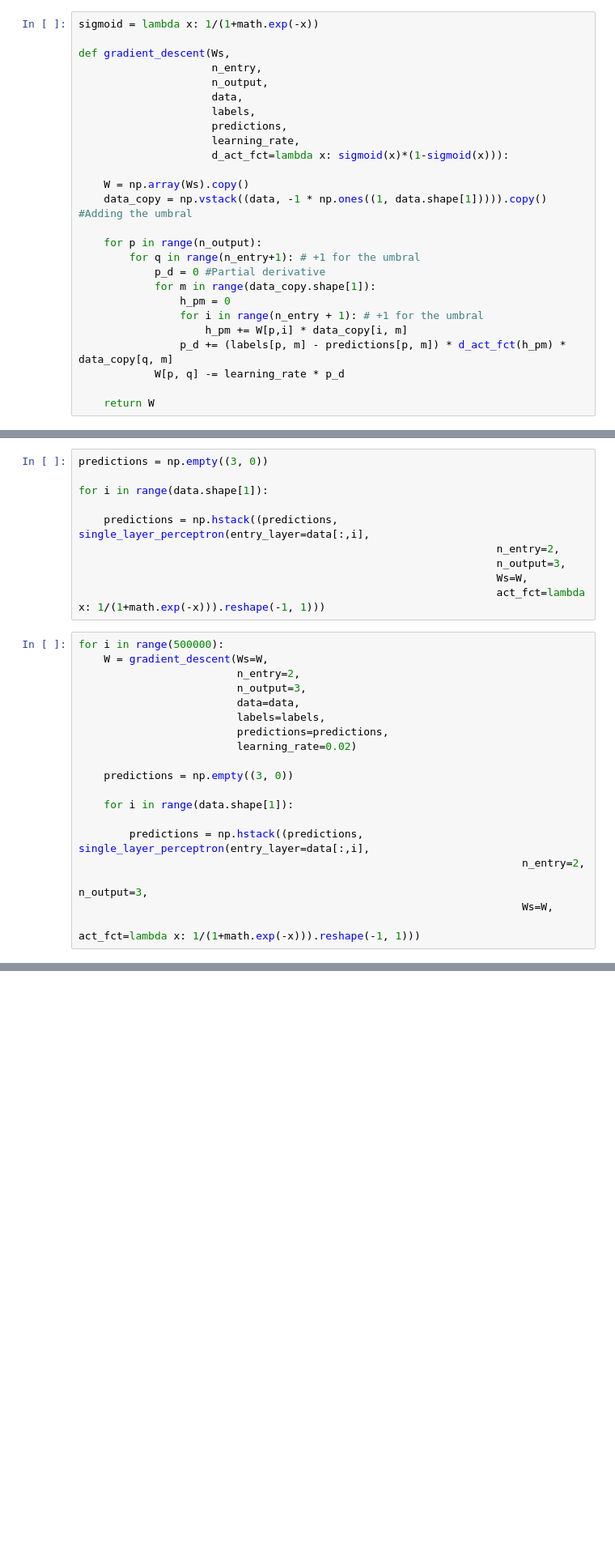
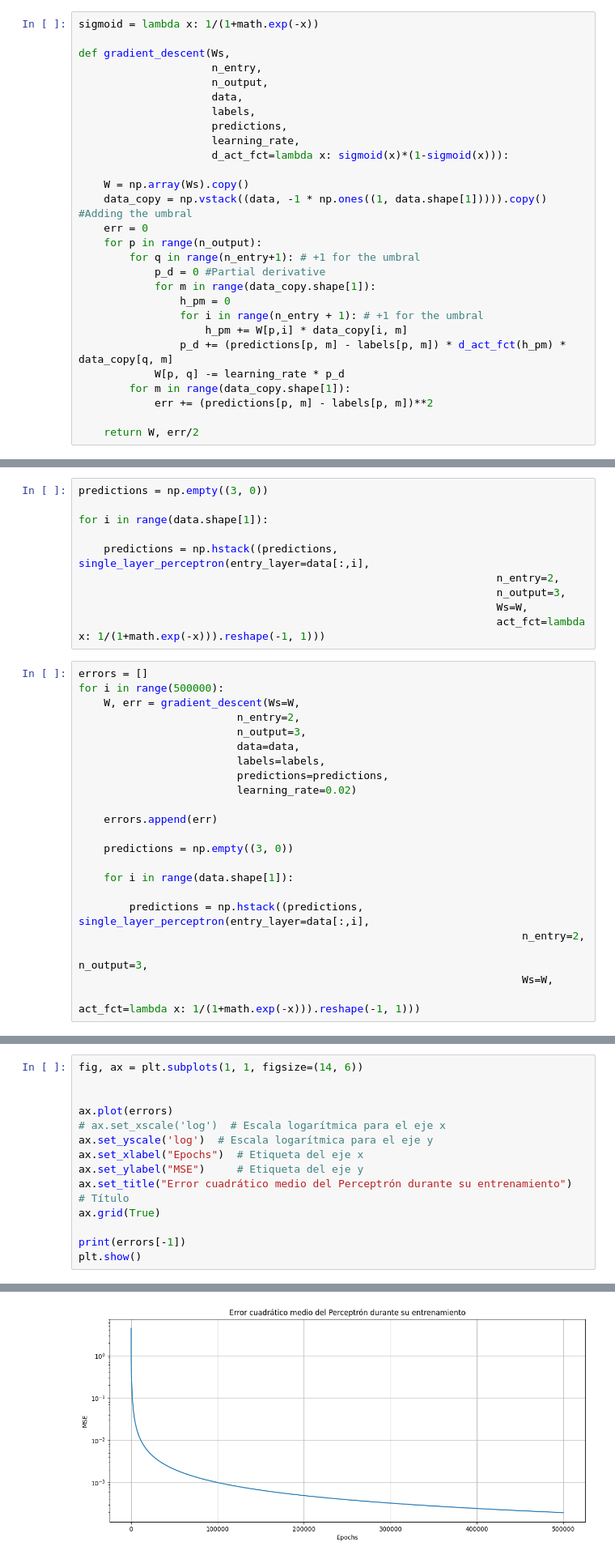
Before and after one commit to SalomoneCro/Neural-Networks, a Jupyter notebook: Perceptron/SingleLayerPerceptron.ipynb, the cells around one changed output, grey strips where cells are left out. Shown: that part at 81% size. Saved outputs shown, nothing was run; the diff lists cells and outputs as text; blank space fills up the shorter version.

```diff
--- a/Perceptron/SingleLayerPerceptron.ipynb
+++ b/Perceptron/SingleLayerPerceptron.ipynb
@@ -245,7 +255,7 @@ def gradient_descent(Ws,
 
     W = np.array(Ws).copy()
     data_copy = np.vstack((data, -1 * np.ones((1, data.shape[1])))).copy() #Adding the umbral
-
+    err = 0
     for p in range(n_output):
         for q in range(n_entry+1): # +1 for the umbral
             p_d = 0 #Partial derivative
@@ -253,10 +263,12 @@ def gradient_descent(Ws,
                 h_pm = 0
                 for i in range(n_entry + 1): # +1 for the umbral
                     h_pm += W[p,i] * data_copy[i, m]
-                p_d += (labels[p, m] - predictions[p, m]) * d_act_fct(h_pm) * data_copy[q, m]
+                p_d += (predictions[p, m] - labels[p, m]) * d_act_fct(h_pm) * data_copy[q, m]
             W[p, q] -= learning_rate * p_d
+        for m in range(data_copy.shape[1]):
+            err += (predictions[p, m] - labels[p, m])**2
 
-    return W
+    return W, err/2
 # %% [markdown]
 Classifing points using the random weigths
 # %%
@@ -270,14 +282,17 @@ for i in range(data.shape[1]):
                                                                   Ws=W,
                                                                   act_fct=lambda x: 1/(1+math.exp(-x))).reshape(-1, 1)))
 # %%
+errors = []
 for i in range(500000):
-    W = gradient_descent(Ws=W,
+    W, err = gradient_descent(Ws=W,
                          n_entry=2,
                          n_output=3,
                          data=data,
                          labels=labels,
                          predictions=predictions,
                          learning_rate=0.02)
+
+    errors.append(err)
 
     predictions = np.empty((3, 0))
 
@@ -310,0 +326,15 @@ array([1.28090211e-07, 4.15004014e-05, 9.99999366e-01])
+# %%
+fig, ax = plt.subplots(1, 1, figsize=(14, 6))
+
+
+ax.plot(errors)
+# ax.set_xscale('log')  # Escala logarítmica para el eje x
+ax.set_yscale('log')  # Escala logarítmica para el eje y
+ax.set_xlabel("Epochs")  # Etiqueta del eje x
+ax.set_ylabel("MSE")     # Etiqueta del eje y
+ax.set_title("Error cuadrático medio del Perceptrón durante su entrenamiento")  # Título
+ax.grid(True)
+
+print(errors[-1])
+plt.show()
+# %% [output]
@@ -310,0 +342 @@ array([1.28090211e-07, 4.15004014e-05, 9.99999366e-01])
+[figure, added]
```
Also changed, not shown: parts of 9 cells of this notebook.
